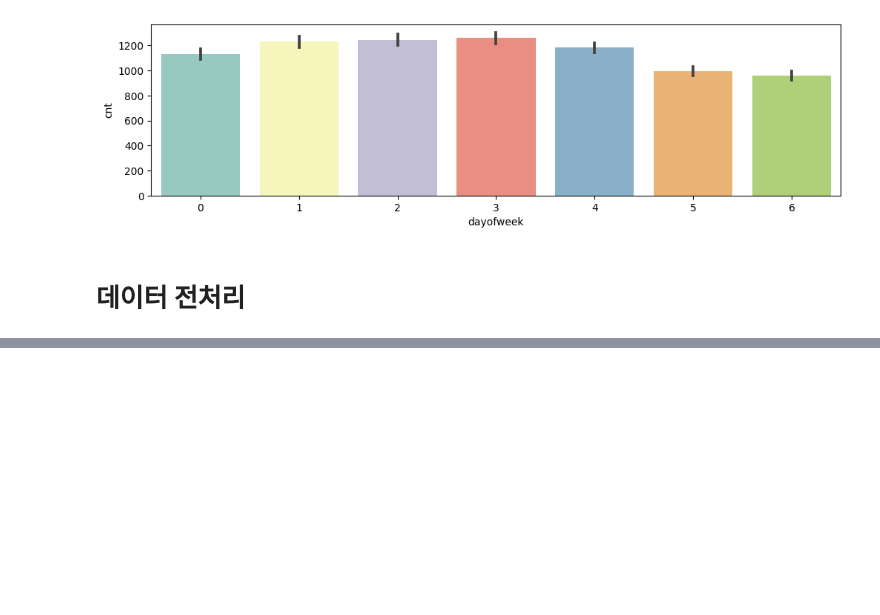
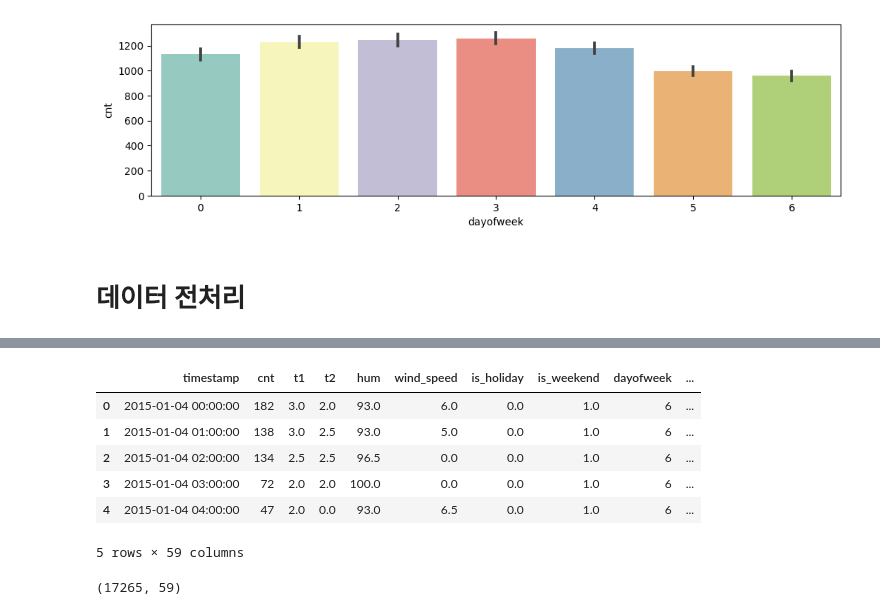
Before and after one commit to bin2da97/kaggle_london_bike, a Jupyter notebook: london-bike.ipynb, the cells around one changed output, grey strips where cells are left out. Drawn from its saved outputs; the diff is of its cells as text; code cells hidden in the pictures; blank space fills up the shorter version.

```diff
--- a/london-bike.ipynb
+++ b/london-bike.ipynb
@@ -227,0 +243,7 @@ def is_outliers(s):
+# %%
+def is_outliers(s):
+    lower_limit = s.mean() - (s.std()*3)
+    upper_limit = s.mean() + (s.std()*3)
+    outliers = s[~s.between(lower_limit, upper_limit)]
+    outliers.index = s.index  # 인덱스 재설정
+    return outliers
@@ -227,0 +255,11 @@ def is_outliers(s):
+# %%
+def is_outliers(s):
+    lower_limit = s.mean() - (s.std()*3)
+    upper_limit = s.mean() + (s.std()*3)
+    outliers_mask = ~s.between(lower_limit, upper_limit)
+    return s[outliers_mask]
+
+# 데이터프레임 필터링
+outliers_removed = df.groupby('hour')['cnt'].apply(is_outliers)
+outliers_index = outliers_removed.reset_index(level=0, drop=True).index
+df_out = df[~df.index.isin(outliers_index)]
@@ -227,0 +290,8 @@ def is_outliers(s):
+# %%
+
+df_out['weather_code'] = df_out['weather_code'].astype('category') # 카테고리형 변환
+df_out['season'] = df_out['season'].astype('category') # 카테고리형 변환
+df_out['year'] = df_out['year'].astype('category') # 카테고리형 변환
+df_out['month'] = df_out['month'].astype('category') # 카테고리형 변환
+df_out['hour'] = df_out['hour'].astype('category') # 카테고리형 변환
+#astype 기능 : 원하는 타입으로 바꾸기
@@ -227,0 +354,15 @@ def is_outliers(s):
+# %%
+df_out = pd.get_dummies(df_out,columns=['weather_code','season','year','month','hour'])
+df_out.head()
+# %% [output]
+|  | timestamp | cnt | t1 | t2 | hum | wind_speed | is_holiday | is_weekend | dayofweek | ... |
+| 0 | 2015-01-04 00:00:00 | 182 | 3.0 | 2.0 | 93.0 | 6.0 | 0.0 | 1.0 | 6 | ... |
+| 1 | 2015-01-04 01:00:00 | 138 | 3.0 | 2.5 | 93.0 | 5.0 | 0.0 | 1.0 | 6 | ... |
+| 2 | 2015-01-04 02:00:00 | 134 | 2.5 | 2.5 | 96.5 | 0.0 | 0.0 | 1.0 | 6 | ... |
+| 3 | 2015-01-04 03:00:00 | 72 | 2.0 | 2.0 | 100.0 | 0.0 | 0.0 | 1.0 | 6 | ... |
+| 4 | 2015-01-04 04:00:00 | 47 | 2.0 | 0.0 | 93.0 | 6.5 | 0.0 | 1.0 | 6 | ... |
+5 rows × 59 columns
+# %%
+df_out.shape
+# %% [output]
+(17265, 59)
```
Also changed, not shown: parts of 16 cells of this notebook.
